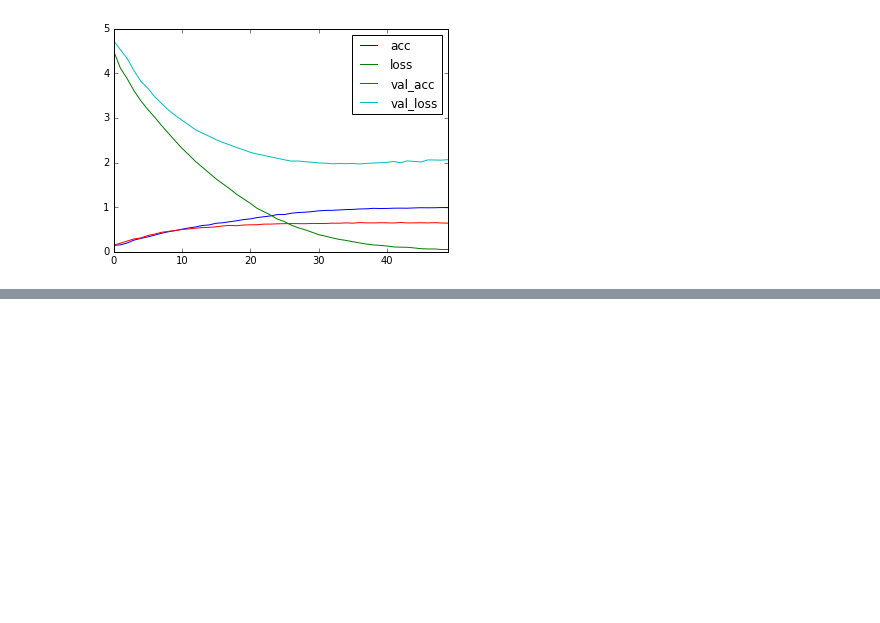
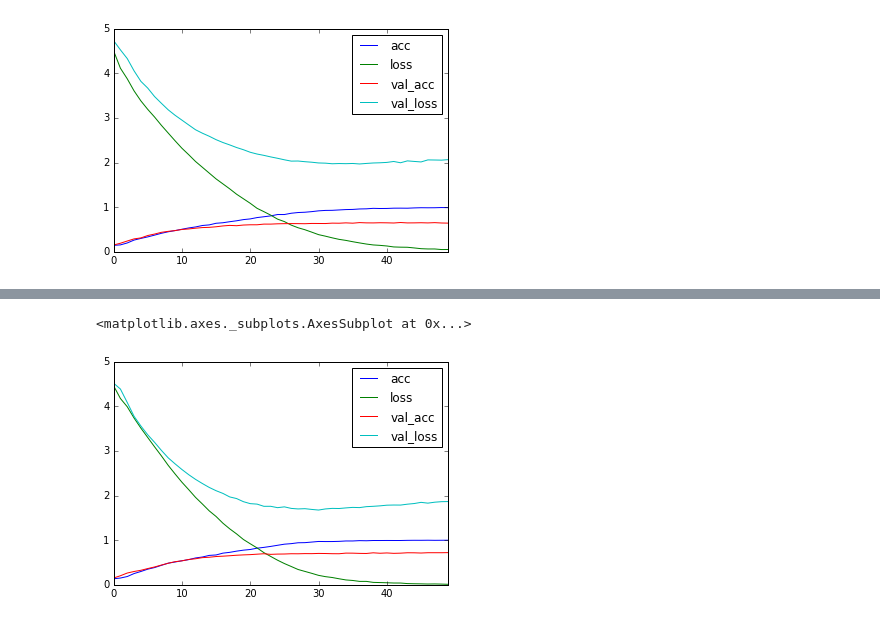
Before and after one commit to vickyliin/NLIL, a Jupyter notebook: train_law_classifier_cnn.ipynb, the cells around one changed output, grey strips where cells are left out. Saved outputs shown, nothing was run; the diff lists cells and outputs as text; code cells hidden in the pictures; blank space fills up the shorter version.

Commit message:
add residue

```diff
--- a/train_law_classifier_cnn.ipynb
+++ b/train_law_classifier_cnn.ipynb
@@ -107,0 +110,9 @@ pd.DataFrame(hist.history).plot()
+# %%
+res = model.CNN(maxlen=450, torel=relation, residue=True)
+# %%
+# opt = optim.RMSprop(lr=1.2e-3)
+res.compile(loss='categorical_crossentropy',
+            optimizer='RMSprop',
+            metrics=['acc'])
+res.reset()
+hist_res = res.fit(trainset, validset, epochs=50, batch_size=128)
@@ -107,0 +137,5 @@ pd.DataFrame(hist.history).plot()
+# %%
+pd.DataFrame(hist_res.history).plot()
+# %% [output]
+<matplotlib.axes._subplots.AxesSubplot at 0x...>
+[figure, added]
```
Also changed, not shown: parts of 2 cells of this notebook, 1 other file.
